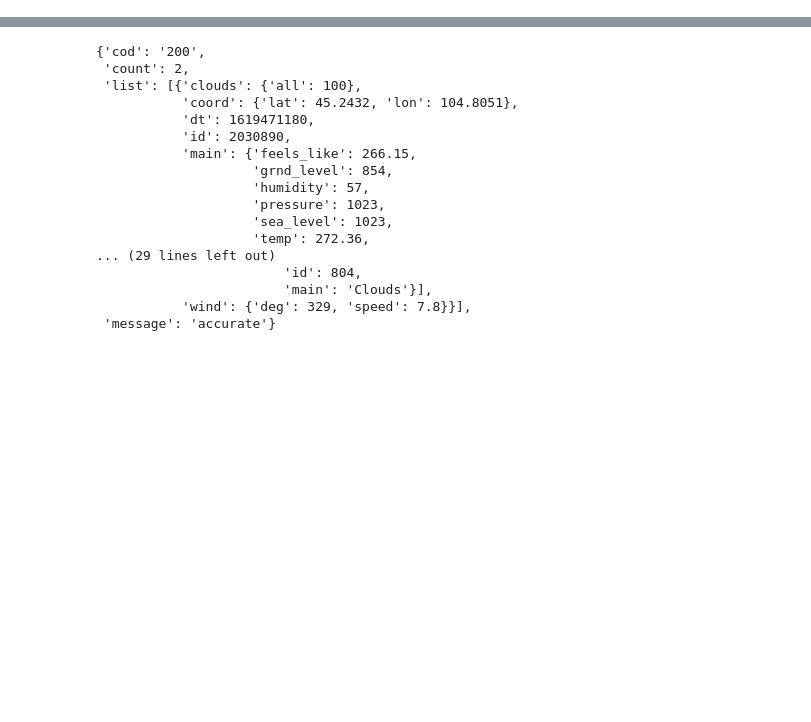
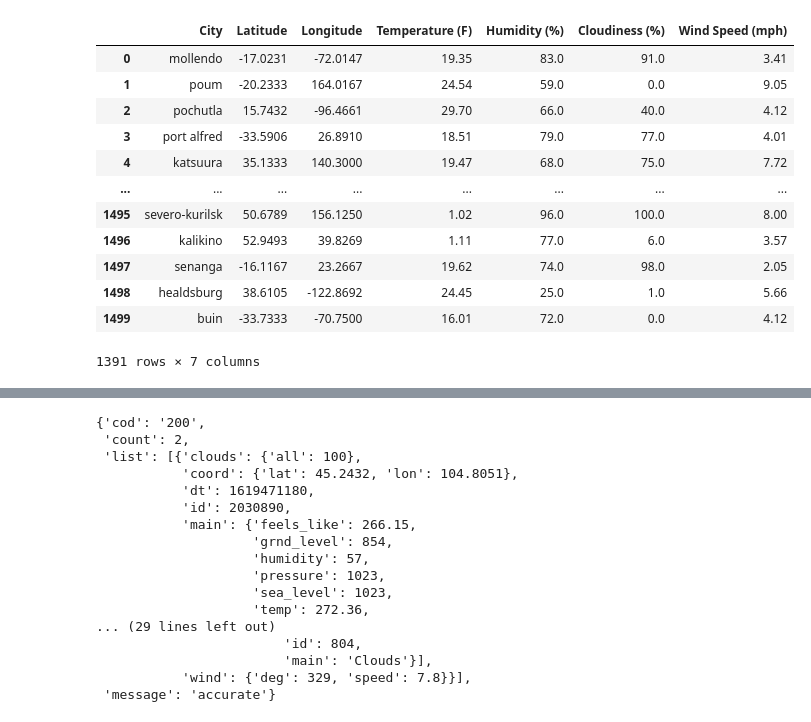
Before and after one commit to yukamara/python-api-challenge, a Jupyter notebook: WeatherPy/WeatherPy.ipynb, the cells around one changed output, grey strips where cells are left out. Cells and saved outputs as stored; diff of their text form; code cells hidden in the pictures; blank space fills up the shorter version.

```diff
--- a/WeatherPy/WeatherPy.ipynb
+++ b/WeatherPy/WeatherPy.ipynb
@@ -241,0 +176,9 @@ print(cityList)
+# %%
+# Convert tenp, humidity, cloudiness, and wind speed data to float
+weather_data['Temperature (F)'] = pd.to_numeric(weather_data['Temperature (F)'])
+weather_data['Humidity (%)'] = pd.to_numeric(weather_data['Humidity (%)'])
+weather_data['Cloudiness (%)'] = pd.to_numeric(weather_data['Cloudiness (%)'])
+weather_data['Wind Speed (mph)'] = pd.to_numeric(weather_data['Wind Speed (mph)'])
+
+# Check data types again
+weather_data.dtypes
@@ -241,0 +206,20 @@ print(cityList)
+# %%
+# Drop rows with null values
+weather_df = weather_data.dropna(axis=0, how='any')
+
+# Verify count again
+weather_df
+# %% [output]
+|  | City | Latitude | Longitude | Temperature (F) | Humidity (%) | Cloudiness (%) | Wind Speed (mph) |
+| 0 | mollendo | -17.0231 | -72.0147 | 19.35 | 83.0 | 91.0 | 3.41 |
+| 1 | poum | -20.2333 | 164.0167 | 24.54 | 59.0 | 0.0 | 9.05 |
+| 2 | pochutla | 15.7432 | -96.4661 | 29.70 | 66.0 | 40.0 | 4.12 |
+| 3 | port alfred | -33.5906 | 26.8910 | 18.51 | 79.0 | 77.0 | 4.01 |
+| 4 | katsuura | 35.1333 | 140.3000 | 19.47 | 68.0 | 75.0 | 7.72 |
+| ... | ... | ... | ... | ... | ... | ... | ... |
+| 1495 | severo-kurilsk | 50.6789 | 156.1250 | 1.02 | 96.0 | 100.0 | 8.00 |
+| 1496 | kalikino | 52.9493 | 39.8269 | 1.11 | 77.0 | 6.0 | 3.57 |
+| 1497 | senanga | -16.1167 | 23.2667 | 19.62 | 74.0 | 98.0 | 2.05 |
+| 1498 | healdsburg | 38.6105 | -122.8692 | 24.45 | 25.0 | 1.0 | 5.66 |
+| 1499 | buin | -33.7333 | -70.7500 | 16.01 | 72.0 | 0.0 | 4.12 |
+1391 rows × 7 columns
```
Also changed, not shown: parts of 18 cells of this notebook, 1 other file.
